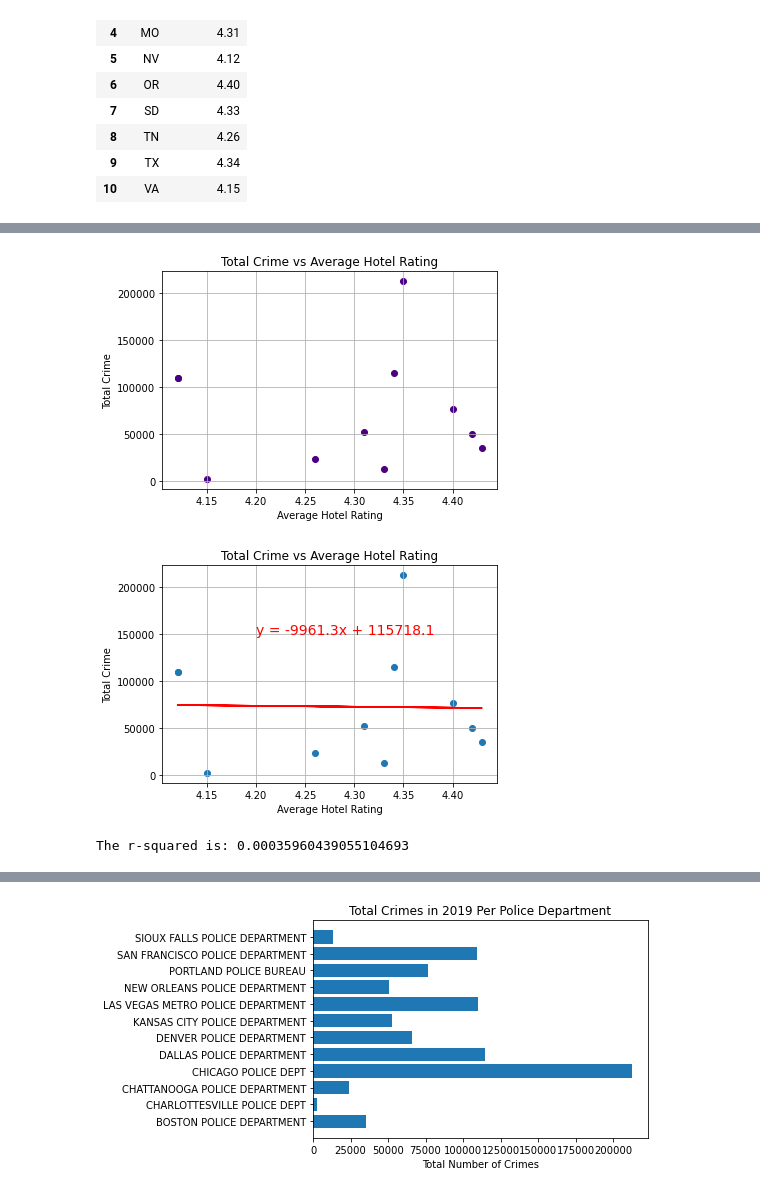
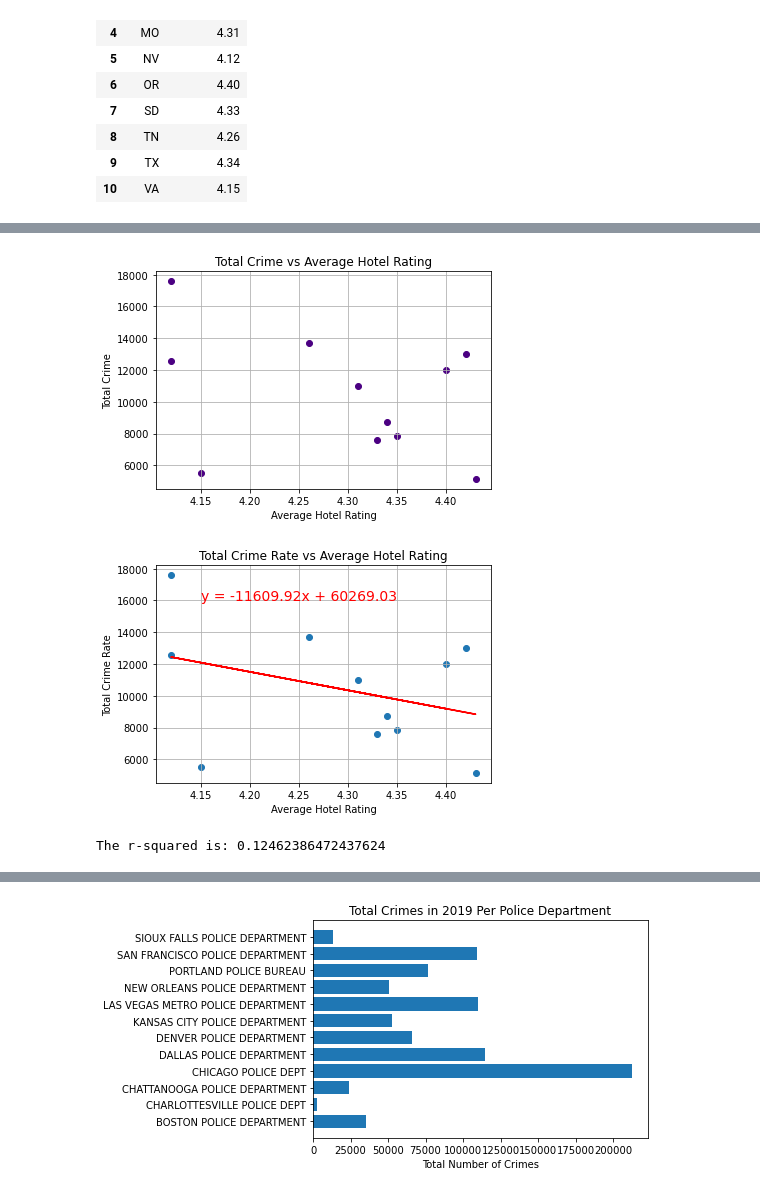
Before and after one commit to meghanvl/project_won, a Jupyter notebook: Visualizations.ipynb, the cells around one changed output, grey strips where cells are left out. Saved outputs shown, nothing was run; the diff lists cells and outputs as text; code cells hidden in the pictures.

```diff
--- a/Visualizations.ipynb
+++ b/Visualizations.ipynb
@@ -135,7 +135,7 @@ rating_crime_df
 | 10 | VA | 4.15 | CHARLOTTESVILLE POLICE DEPT | VA1020000 | Charlottesville city, Virginia | 47042.0 | 2591 | ... |
 # %%
 #Total Crime vs Hotel Rating scatter plot
-plt.scatter(rating_crime_df["Hotel Rating"], rating_crime_df["Total Crime"], marker="o", color="indigo")
+plt.scatter(rating_crime_df["Hotel Rating"], rating_crime_df["Total Crime Rate"], marker="o", color="indigo")
 plt.title("Total Crime vs Average Hotel Rating")
 plt.xlabel("Average Hotel Rating")
 plt.ylabel("Total Crime")
@@ -143,28 +143,28 @@ plt.savefig("TotalCrimevsHotelRating.png")
 plt.grid()
 plt.show()
 # %% [output]
-[figure, old version]
+[figure, new version]
 # %%
 #Total Crime vs Hotel Rating linear regression
 x_values = rating_crime_df["Hotel Rating"]
-y_values = rating_crime_df["Total Crime"]
+y_values = rating_crime_df["Total Crime Rate"]
 
 (slope, intercept, rvalue, pvalue, stderr) = linregress(x_values, y_values)
 regression = x_values * slope + intercept
 line_equation = "y = " + str(round(slope,2)) + "x + " + str(round(intercept,2))
 plt.scatter(x_values, y_values)
 plt.plot(x_values, regression, "r-")
-plt.title("Total Crime vs Average Hotel Rating")
+plt.title("Total Crime Rate vs Average Hotel Rating")
 plt.xlabel("Average Hotel Rating")
-plt.ylabel("Total Crime")
-plt.annotate(line_equation,(4.20,150000), fontsize=14, color="red")
+plt.ylabel("Total Crime Rate")
+plt.annotate(line_equation,(4.15,16000), fontsize=14, color="red")
 plt.savefig("TotalCrimevsHotelRatingLinear.png")
 plt.grid()
 plt.show()
 
 print(f"The r-squared is: {rvalue**2}")
 # %% [output]
-[figure, old version]
+[figure, new version]
-The r-squared is: 0.00035960439055104693
+The r-squared is: 0.12462386472437624
 # %%
 #Total Property Crime vs Hotel Rating scatter plot
```
Also changed, not shown: parts of 8 cells of this notebook.
